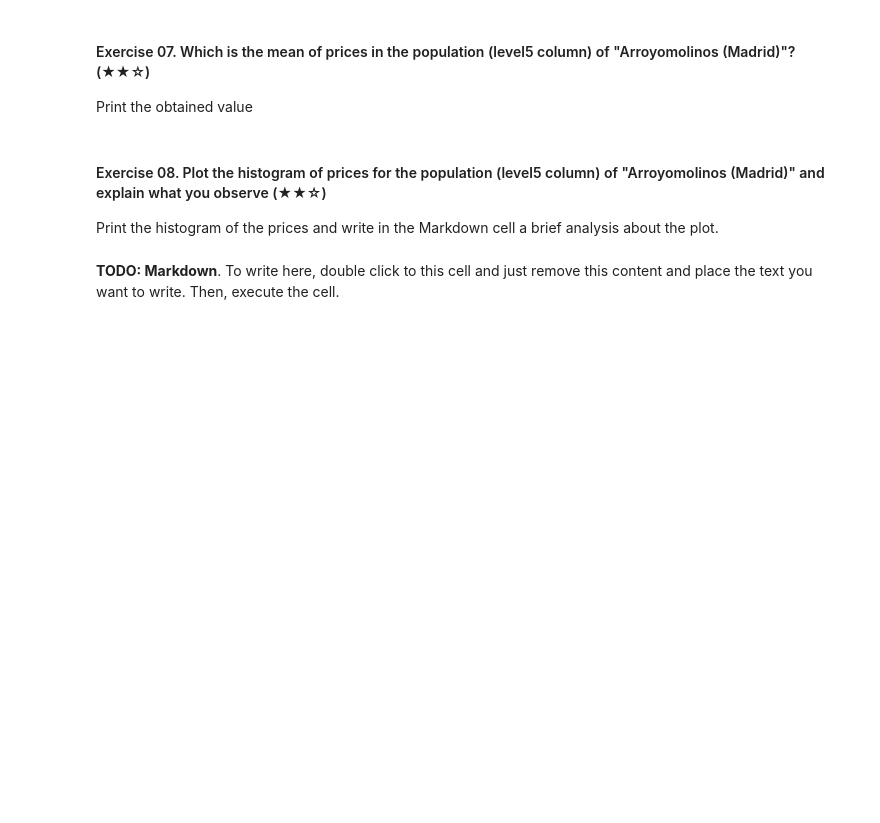
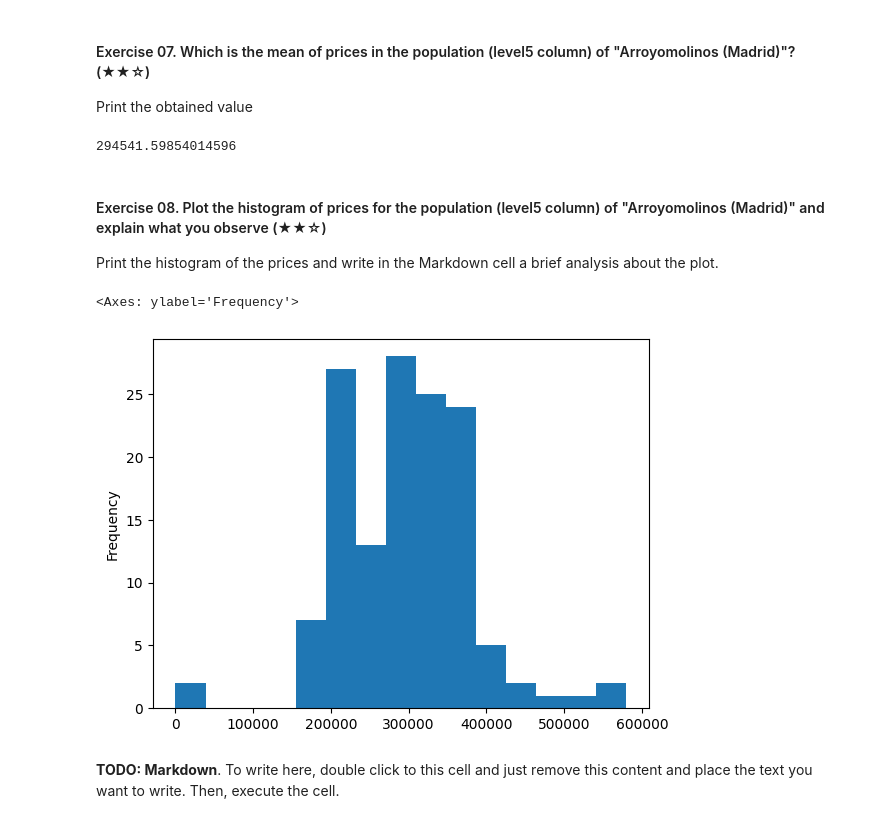
Before and after one commit to 4GeeksAcademy/stephenfreagin-realestate-datacleanup-exercise, a Jupyter notebook: project.ipynb, the cells around one changed output. Saved outputs shown, nothing was run; the diff lists cells and outputs as text; code cells hidden in the pictures; blank space fills up the shorter version.

```diff
--- a/project.ipynb
+++ b/project.ipynb
@@ -173,12 +193,20 @@ Print a comparison between the dimensions of the original DataFrame versus the D
 Print the obtained value
 # %%
 # TODO
+
+df[df['level5']=='Arroyomolinos (Madrid)']['price'].mean()
+# %% [output]
+294541.59854014596
 # %% [markdown]
 #### Exercise 08. Plot the histogram of prices for the population (level5 column) of "Arroyomolinos (Madrid)" and explain what you observe (★★☆)
 
 Print the histogram of the prices and write in the Markdown cell a brief analysis about the plot.
 # %%
 # TODO: Code
+df[df['level5']=='Arroyomolinos (Madrid)']['price'].plot.hist(bins=15)
+# %% [output]
+<Axes: ylabel='Frequency'>
+[figure, added]
 # %% [markdown]
 **TODO: Markdown**. To write here, double click to this cell and just remove this content and place the text you want to write. Then, execute the cell.
 # %% [markdown]
```
Also changed, not shown: parts of 4 cells of this notebook.
